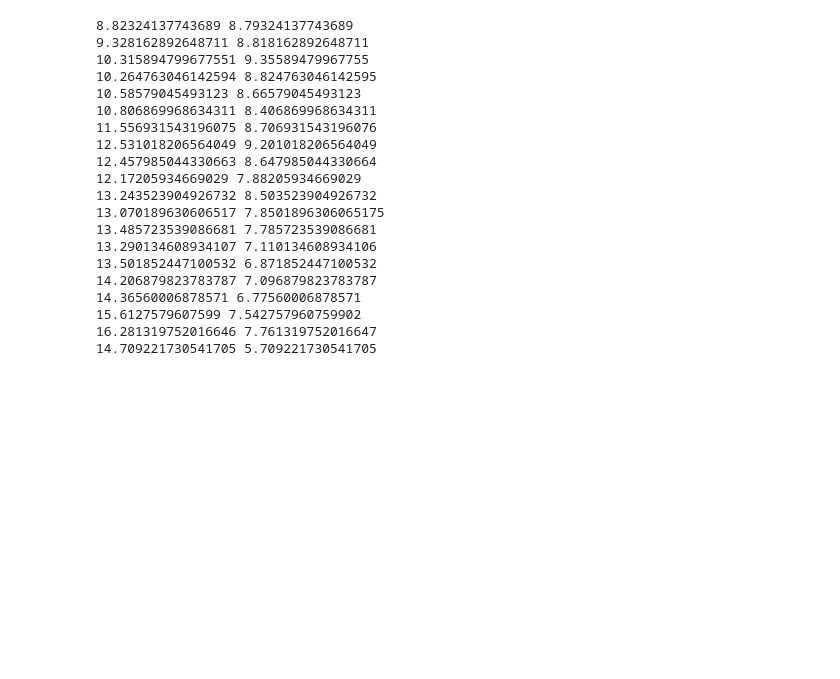
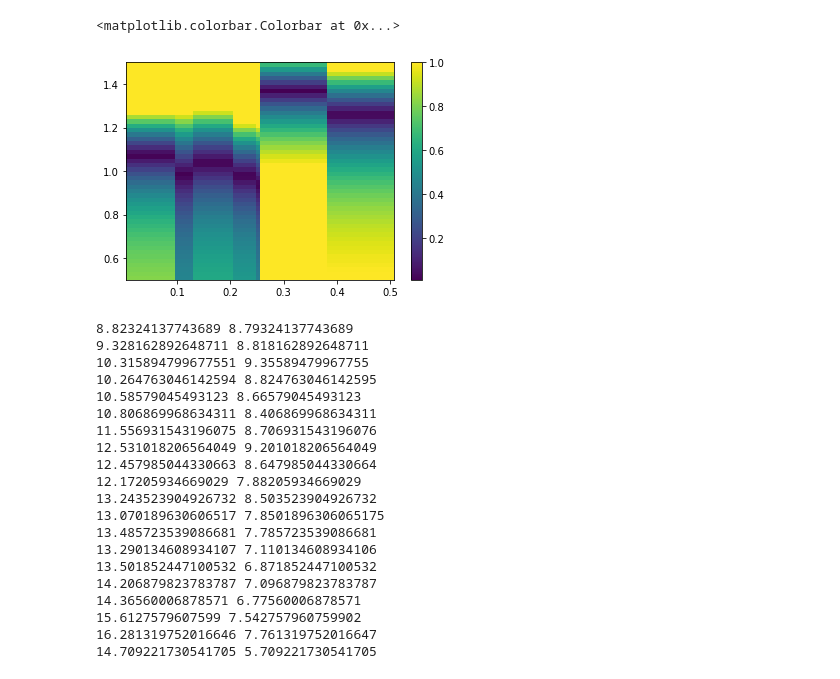
Before and after one commit to adameshel/spatial_autocorrelation, a Jupyter notebook: Autocorr/read_autocorr_empirical_run.ipynb, the cells around one changed output. Cells and saved outputs as stored; diff of their text form; code cells hidden in the pictures; blank space fills up the shorter version.

```diff
--- a/Autocorr/read_autocorr_empirical_run.ipynb
+++ b/Autocorr/read_autocorr_empirical_run.ipynb
@@ -37,18 +39,30 @@ dir_paths = glob.glob(str(my_path.absolute()) + '/*/')
 idxs = []
 i = 0
 for p in dir_paths:
+    if 'identicalF' in p:
+        idxs.append(i)
+        i+=1
+        continue
     if '_cod' not in p:
         idxs.append(i)
-#     if '60T_ts29' in p:
-#         idxs.append(i)
+        i+=1
+        continue
+
+    if '5T_ts370' in p:
+        idxs.append(i)
     if '30T_ts16' in p:
         idxs.append(i)
     if '60T_ts29_cod100' in p:
         idxs.append(i)
-#     if '5T_ts370' in p:
-#         idxs.append(i)
-    if 'identicalFalse' in p:
+    if '180T_ts9' in p:
         idxs.append(i)
+    if '30T_ts11_cod120' in p:
+        idxs.append(i)
+    if '30T_ts14' in p:
+        idxs.append(i)
+    if '15T_ts23' in p:
+        idxs.append(i)
+
 
     i+=1
 dir_paths = delete_from_list(dir_paths,idxs)
@@ -517,0 +678,10 @@ df_alpha
+# %%
+fig, ax = plt.subplots()
+pc = ax.pcolormesh(delta_gammas,
+                  factors,
+                  slopes,
+                  vmax=1)
+plt.colorbar(pc)
+# %% [output]
+<matplotlib.colorbar.Colorbar at 0x...>
+[figure, added]
```
Also changed, not shown: parts of 20 cells of this notebook, 2 other files.
